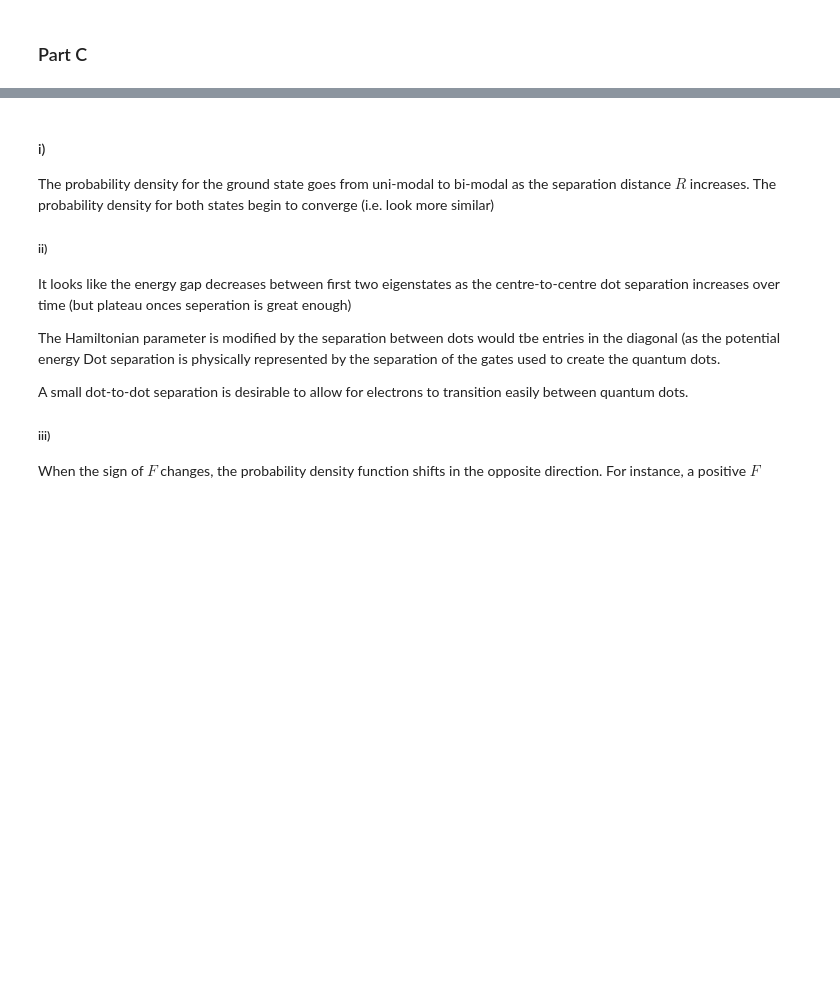
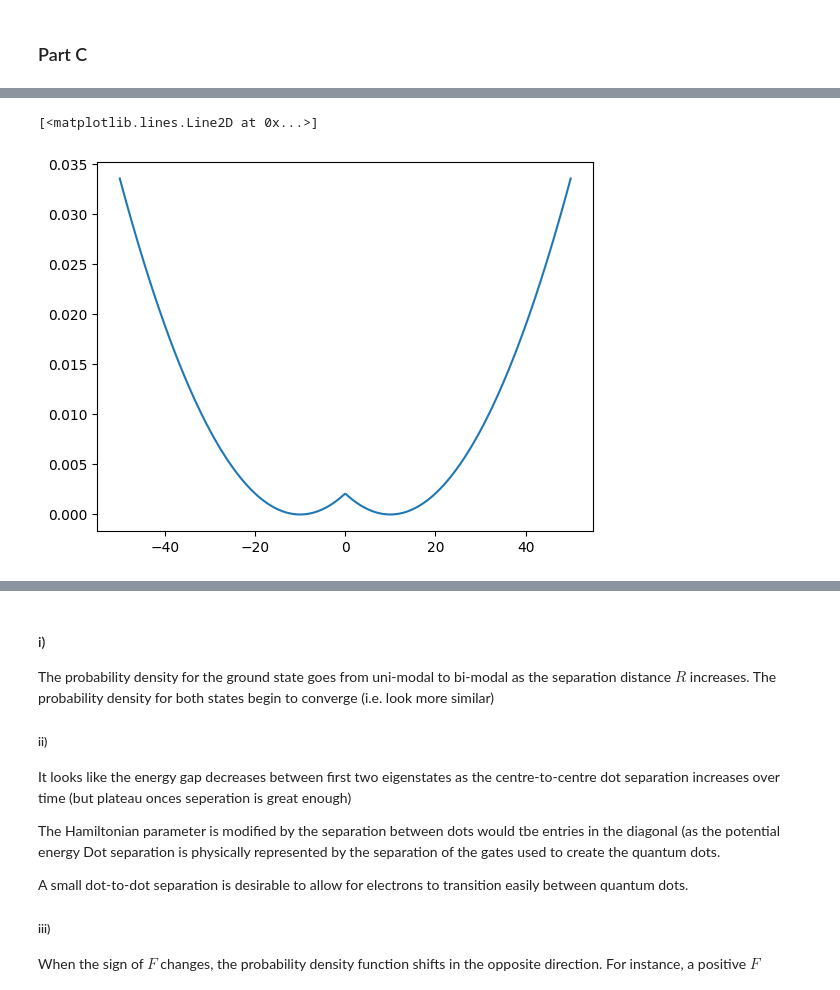
Before and after one commit to RoyZhenLongLim/PHYS3112, a Jupyter notebook: CE/ComputationalEssay.ipynb, the cells around one changed output, grey strips where cells are left out. Saved outputs shown, nothing was run; the diff lists cells and outputs as text; code cells hidden in the pictures; blank space fills up the shorter version.

```diff
--- a/CE/ComputationalEssay.ipynb
+++ b/CE/ComputationalEssay.ipynb
@@ -283,0 +285,5 @@ plot_graph(separation, energy_difference, 'Distance (nm)', 'Energy Gap (eV)', 'E
+# %%
+plt.plot(X, U)
+# %% [output]
+[<matplotlib.lines.Line2D at 0x...>]
+[figure, added]
```
Also changed, not shown: parts of 8 cells of this notebook, 1 other file.
